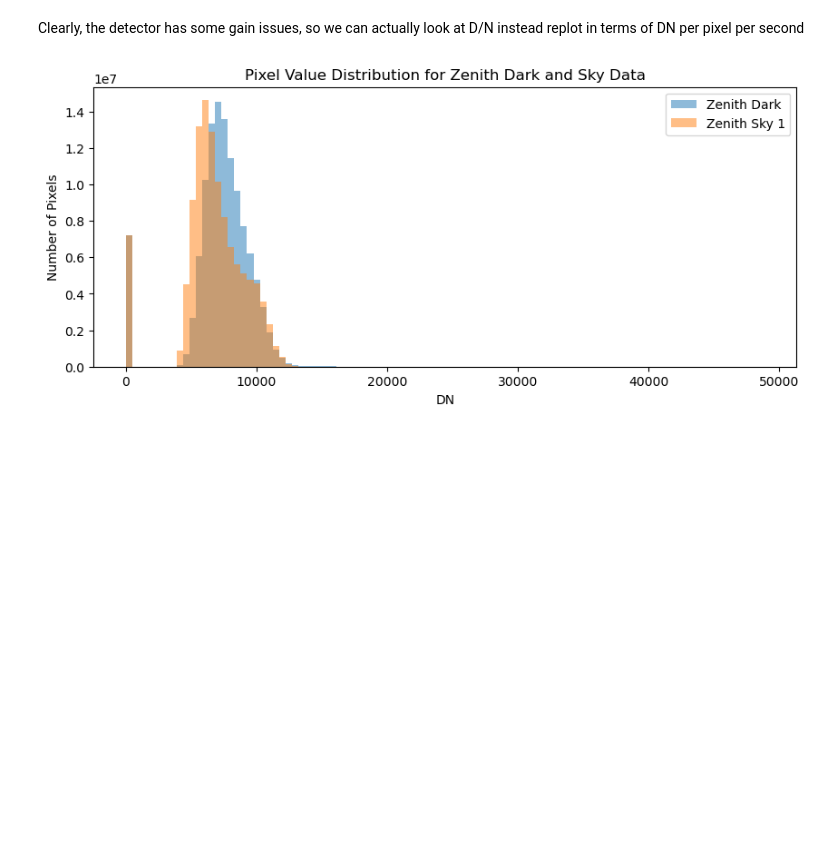
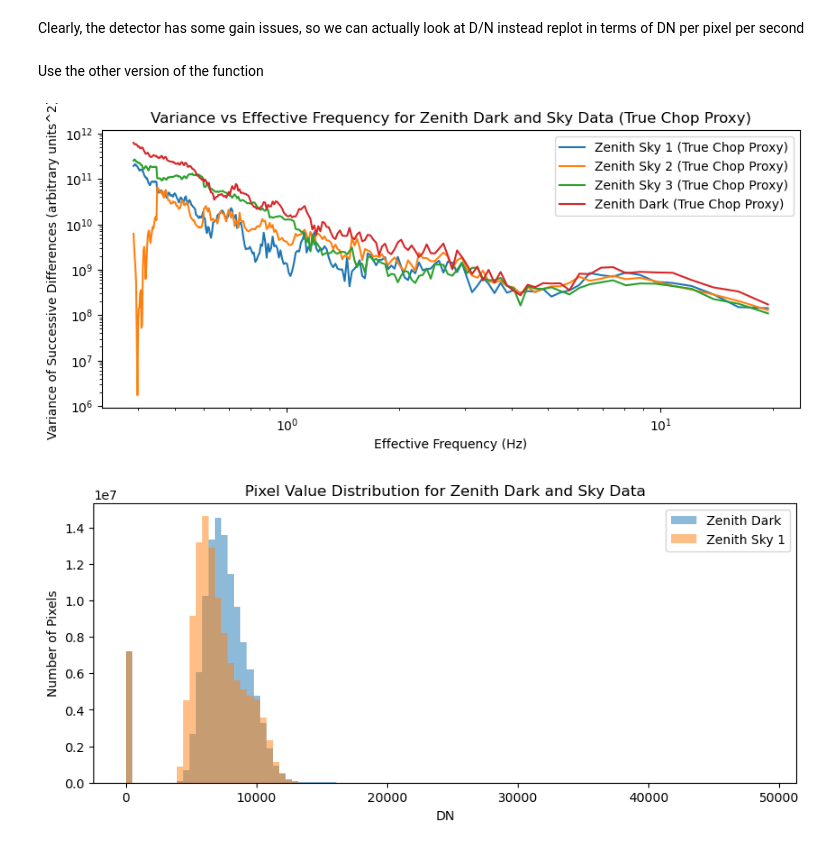
Before and after one commit to chase-urasaki/mirsi_sims, a Jupyter notebook: 260203_analysis.ipynb, the cells around one changed output. Saved outputs shown, nothing was run; the diff lists cells and outputs as text; code cells hidden in the pictures; blank space fills up the shorter version.

```diff
--- a/260203_analysis.ipynb
+++ b/260203_analysis.ipynb
@@ -326,6 +355,29 @@ plt.show()
 [figure]
 # %% [markdown]
 Clearly, the detector has some gain issues, so we can actually look at D/N instead replot in terms of DN per pixel per second
+# %% [markdown]
+Use the other version of the function
+# %%
+zenith_sky_1_true = variance_vs_frequency_chop_proxy_true(zenith_sky_1['x_ap'], coadds_list, frame_dt_s=0.0103, method="sum")
+zenith_sky_2_true = variance_vs_frequency_chop_proxy_true(zenith_sky_2['x_ap'], coadds_list, frame_dt_s=0.0103, method="sum")
+zenith_sky_3_true = variance_vs_frequency_chop_proxy_true(zenith_sky_3['x_ap'], coadds_list, frame_dt_s=0.0103, method="sum")
+zenith_sky_dark_true = variance_vs_frequency_chop_proxy_true(zenith_dark['x_ap'], coadds_list, frame_dt_s=0.0103, method="sum")
+# %%
+# Plot the results
+plt.figure(figsize=(10,4))
+plt.plot(zenith_sky_1_true['f_eff_hz'], zenith_sky_1_true['var_diff'], label='Zenith Sky 1 (True Chop Proxy)')
+plt.plot(zenith_sky_2_true['f_eff_hz'], zenith_sky_2_true['var_diff'], label='Zenith Sky 2 (True Chop Proxy)')
+plt.plot(zenith_sky_3_true['f_eff_hz'], zenith_sky_3_true['var_diff'], label='Zenith Sky 3 (True Chop Proxy)')
+plt.plot(zenith_sky_dark_true['f_eff_hz'], zenith_sky_dark_true['var_diff'], label='Zenith Dark (True Chop Proxy)')
+plt.xlabel('Effective Frequency (Hz)')
+plt.ylabel('Variance of Successive Differences (arbitrary units^2)')
+plt.title('Variance vs Effective Frequency for Zenith Dark and Sky Data (True Chop Proxy)')
+plt.legend()
+plt.xscale('log')
+plt.yscale('log')
+plt.show()
+# %% [output]
+[figure, added]
 # %%
 # Take the original image and make a histogram of all pixel values to see the distribution of pixel values in the image
 plt.figure(figsize=(10,4))
```
Also changed, not shown: parts of 2 cells of this notebook, 2 other files.
